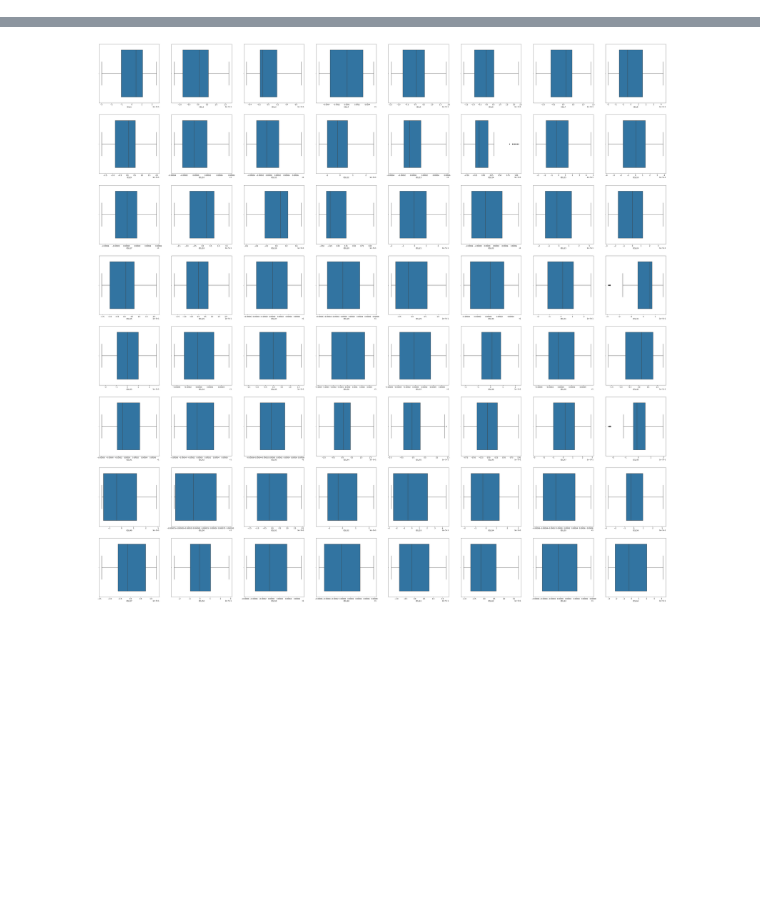
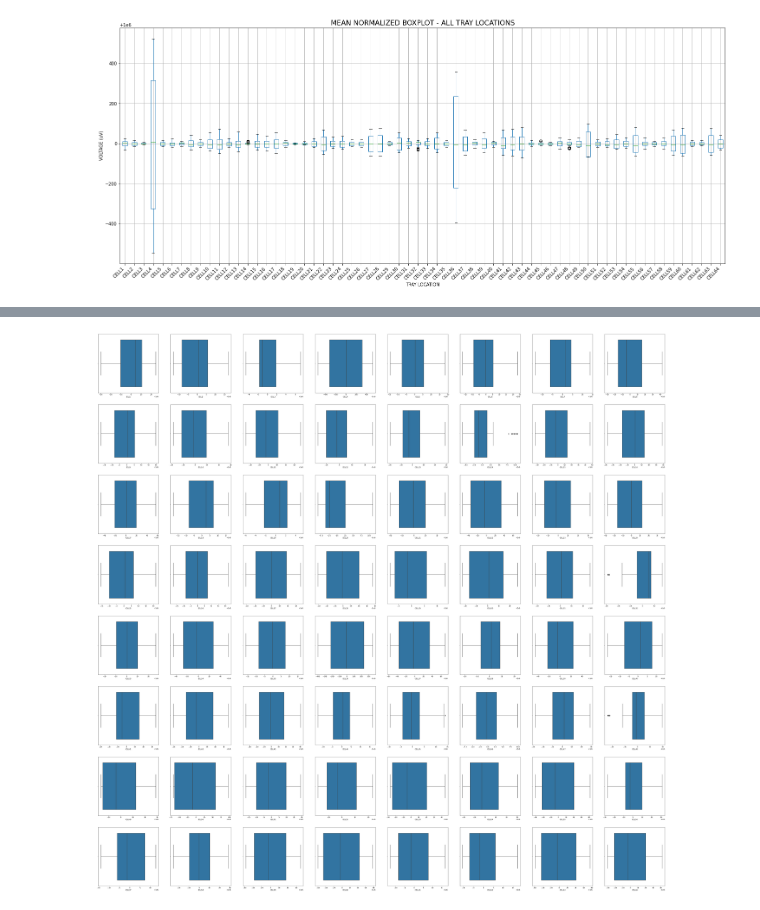
Before and after one commit to freq0ut/python-boxplot-charts, a Jupyter notebook: Kato_OCV_Grr_Plots.ipynb, the cells around one changed output, grey strips where cells are left out. Drawn from its saved outputs; the diff is of its cells as text; code cells hidden in the pictures; blank space fills up the shorter version.

```diff
--- a/Kato_OCV_Grr_Plots.ipynb
+++ b/Kato_OCV_Grr_Plots.ipynb
@@ -18,0 +20,10 @@ for i in range(0,len(celldata.columns)):
+# %%
+boxplot = celldata.boxplot(figsize=(25,10))
+boxplot.set_title('MEAN NORMALIZED BOXPLOT - ALL TRAY LOCATIONS', size = 16)
+boxplot.set_xlabel('TRAY LOCATION')
+boxplot.set_ylabel('VOLTAGE (uV)')
+boxplot.get_yaxis().get_major_formatter().set_scientific(False)
+boxplot.set_xticklabels(boxplot.get_xticklabels(), rotation=45, ha='right')
+boxplot.plot();
+# %% [output]
+[figure, added]
```
Also changed, not shown: parts of 8 cells of this notebook.
